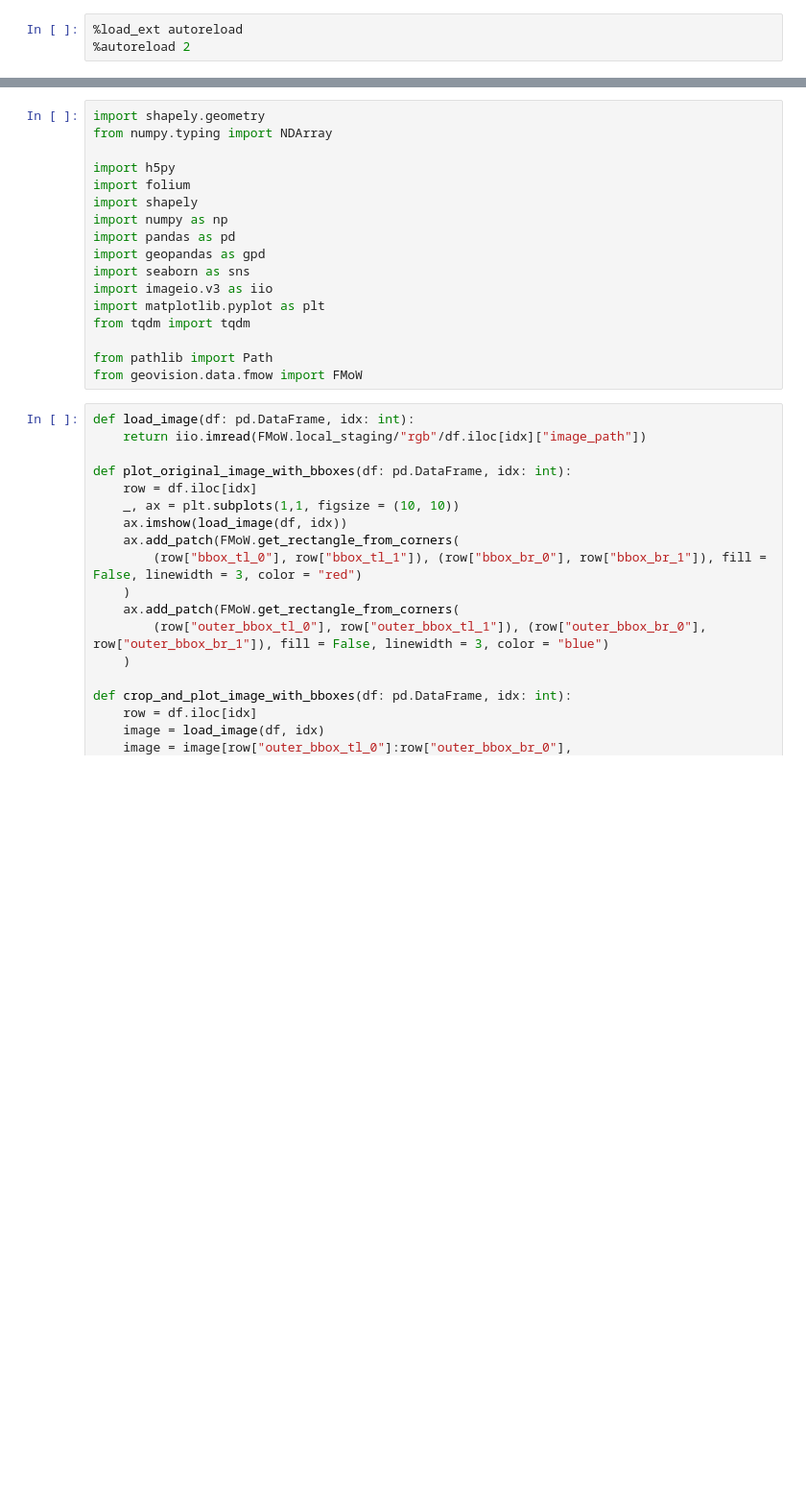
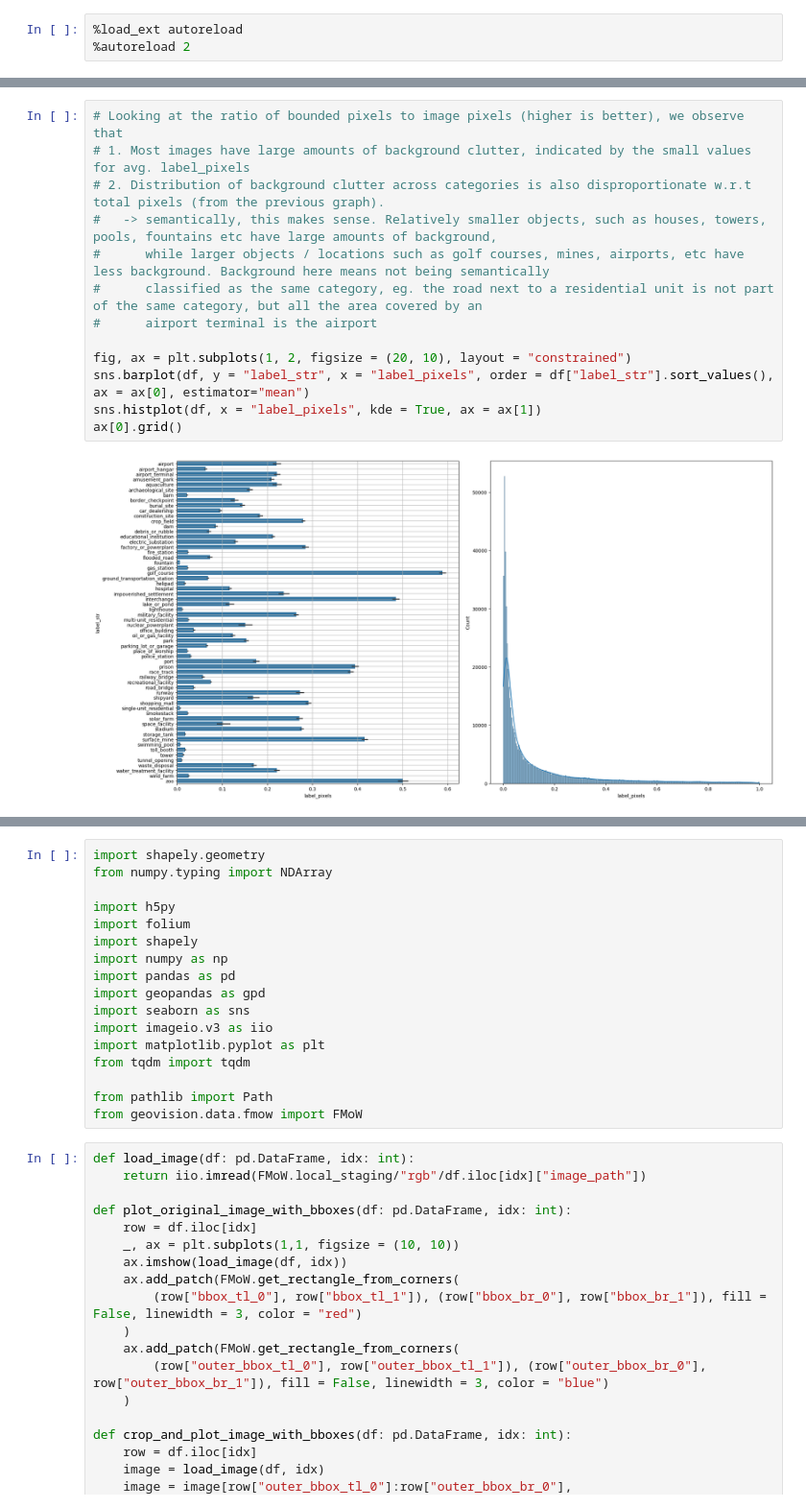
Before and after one commit to citruscaesar/geovision, a Jupyter notebook: geovision/scripts/eda_fmow.ipynb, the cells around one changed output, grey strips where cells are left out. Shown at 96% size. Drawn from its saved outputs; the diff is of its cells as text; blank space fills up the shorter version.

```diff
--- a/geovision/scripts/eda_fmow.ipynb
+++ b/geovision/scripts/eda_fmow.ipynb
@@ -3,0 +179,15 @@
+# %%
+# Looking at the ratio of bounded pixels to image pixels (higher is better), we observe that
+# 1. Most images have large amounts of background clutter, indicated by the small values for avg. label_pixels
+# 2. Distribution of background clutter across categories is also disproportionate w.r.t total pixels (from the previous graph).
+#   -> semantically, this makes sense. Relatively smaller objects, such as houses, towers, pools, fountains etc have large amounts of background,
+#      while larger objects / locations such as golf courses, mines, airports, etc have less background. Background here means not being semantically
+#      classified as the same category, eg. the road next to a residential unit is not part of the same category, but all the area covered by an
+#      airport terminal is the airport
+
+fig, ax = plt.subplots(1, 2, figsize = (20, 10), layout = "constrained")
+sns.barplot(df, y = "label_str", x = "label_pixels", order = df["label_str"].sort_values(), ax = ax[0], estimator="mean")
+sns.histplot(df, x = "label_pixels", kde = True, ax = ax[1])
+ax[0].grid()
+# %% [output]
+[figure, added]
```
Also changed, not shown: parts of 14 cells of this notebook, 36 other files.
